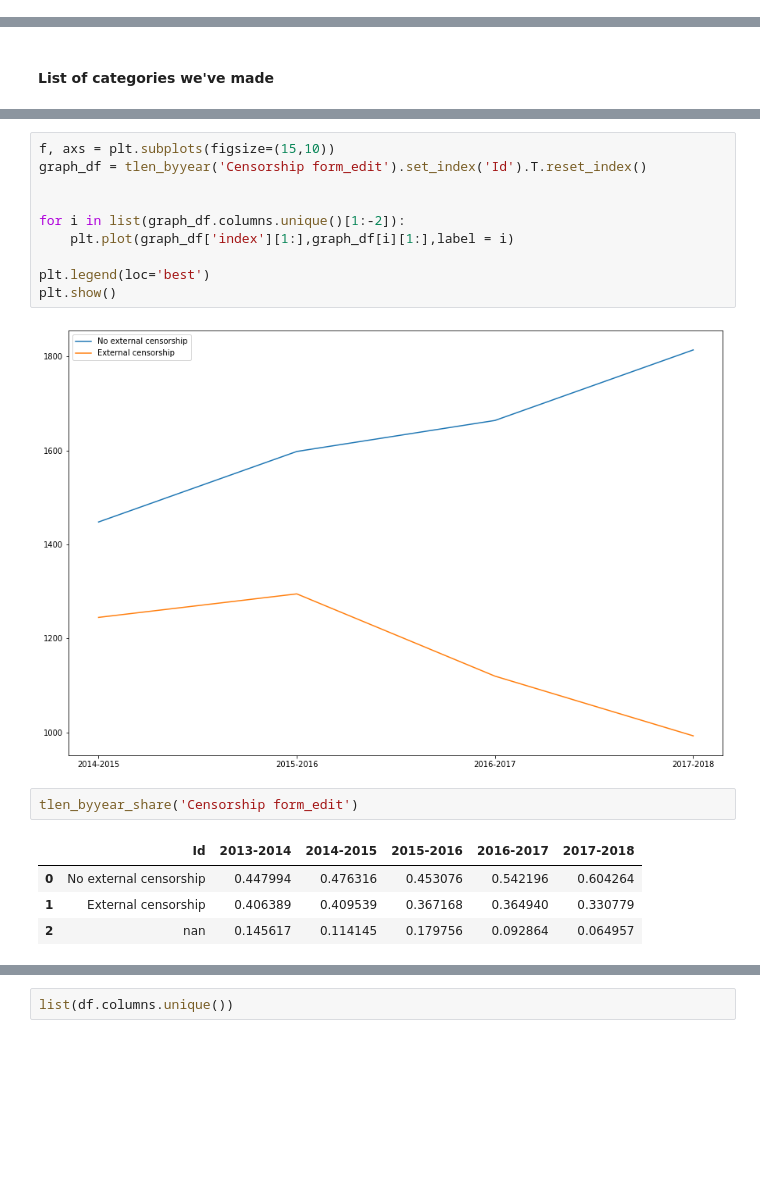
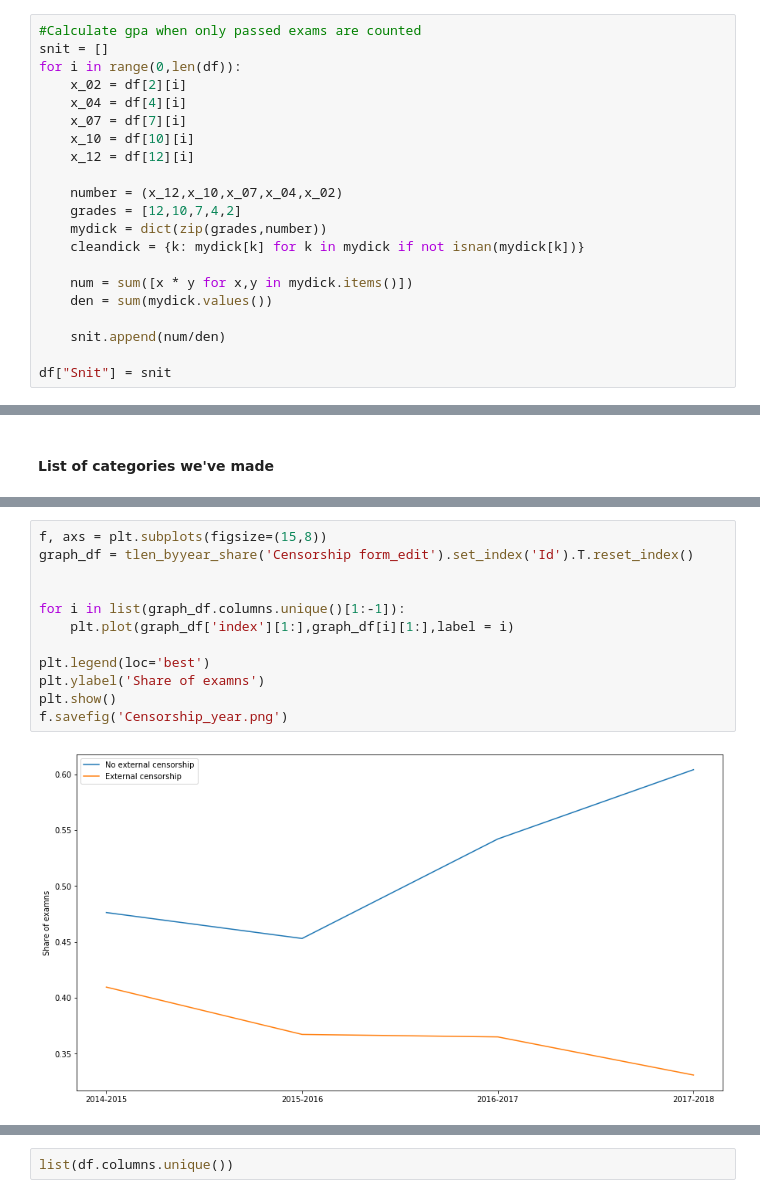
Before and after one commit to tnv875/Group18-NoTeeth, a Jupyter notebook: Exam project/Mag/Deskriptiv statistik.ipynb, the cells around one changed output, grey strips where cells are left out. Saved outputs shown, nothing was run; the diff lists cells and outputs as text; blank space fills up the shorter version.

```diff
--- a/Exam project/Mag/Deskriptiv statistik.ipynb
+++ b/Exam project/Mag/Deskriptiv statistik.ipynb
@@ -171,0 +175,21 @@ def tlen_bygroup(var, group):
+# %%
+#Calculate gpa when only passed exams are counted
+snit = []
+for i in range(0,len(df)):
+    x_02 = df[2][i]
+    x_04 = df[4][i]
+    x_07 = df[7][i]
+    x_10 = df[10][i]
+    x_12 = df[12][i]
+
+    number = (x_12,x_10,x_07,x_04,x_02)
+    grades = [12,10,7,4,2]
+    mydick = dict(zip(grades,number))
+    cleandick = {k: mydick[k] for k in mydick if not isnan(mydick[k])}
+
+    num = sum([x * y for x,y in mydick.items()])
+    den = sum(mydick.values())
+
+    snit.append(num/den)
+
+df["Snit"] = snit
@@ -297,19 +354,14 @@ Name: Eksamensgennemsnit, dtype: float64
 # %%
-f, axs = plt.subplots(figsize=(15,10))
-graph_df = tlen_byyear('Censorship form_edit').set_index('Id').T.reset_index()
+f, axs = plt.subplots(figsize=(15,8))
+graph_df = tlen_byyear_share('Censorship form_edit').set_index('Id').T.reset_index()
 
 
-for i in list(graph_df.columns.unique()[1:-2]):
+for i in list(graph_df.columns.unique()[1:-1]):
     plt.plot(graph_df['index'][1:],graph_df[i][1:],label = i)
 
 plt.legend(loc='best')
+plt.ylabel('Share of examns')
 plt.show()
+f.savefig('Censorship_year.png')
 # %% [output]
-[figure, old version]
+[figure, new version]
-# %%
-tlen_byyear_share('Censorship form_edit')
-# %% [output]
-|  | Id | 2013-2014 | 2014-2015 | 2015-2016 | 2016-2017 | 2017-2018 |
-| 0 | No external censorship | 0.447994 | 0.476316 | 0.453076 | 0.542196 | 0.604264 |
-| 1 | External censorship | 0.406389 | 0.409539 | 0.367168 | 0.364940 | 0.330779 |
-| 2 | nan | 0.145617 | 0.114145 | 0.179756 | 0.092864 | 0.064957 |
```
Also changed, not shown: parts of 8 cells of this notebook, 1 other file.
